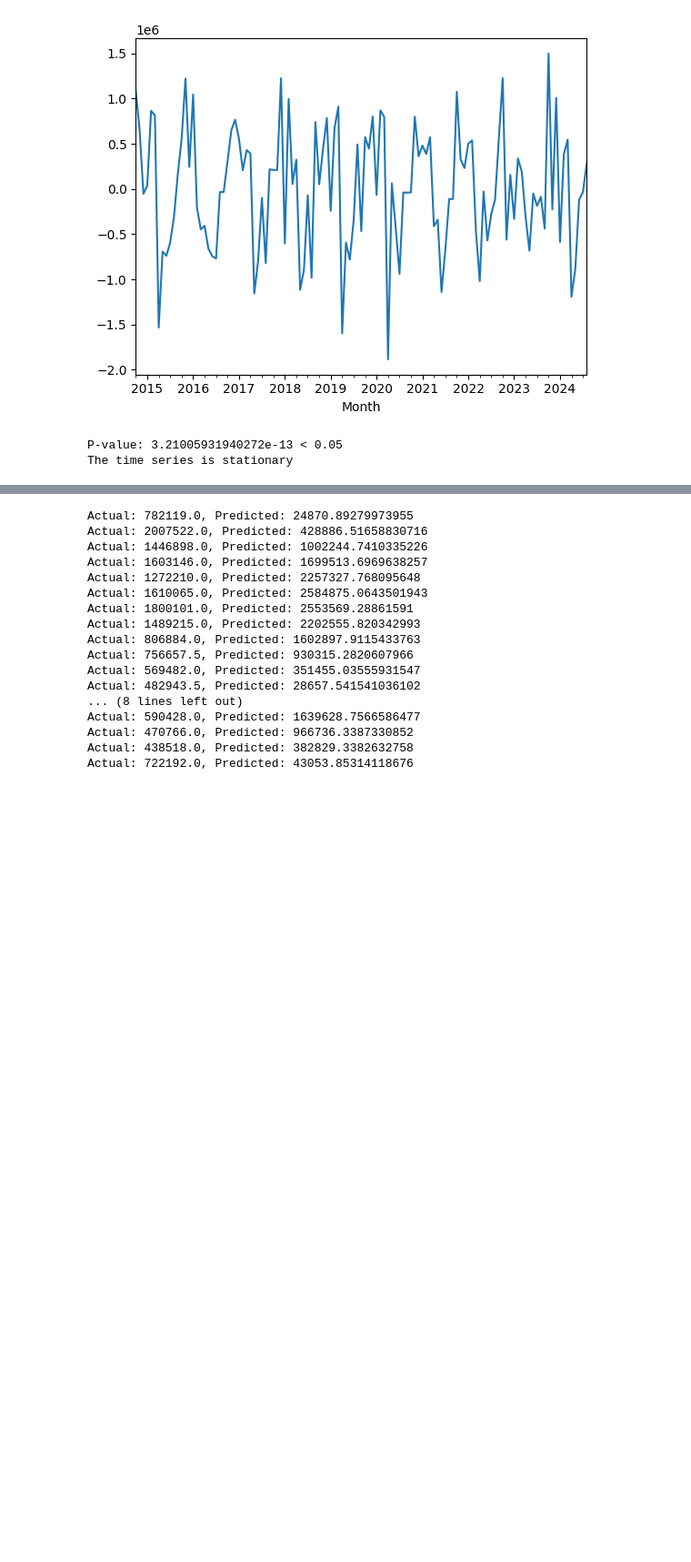
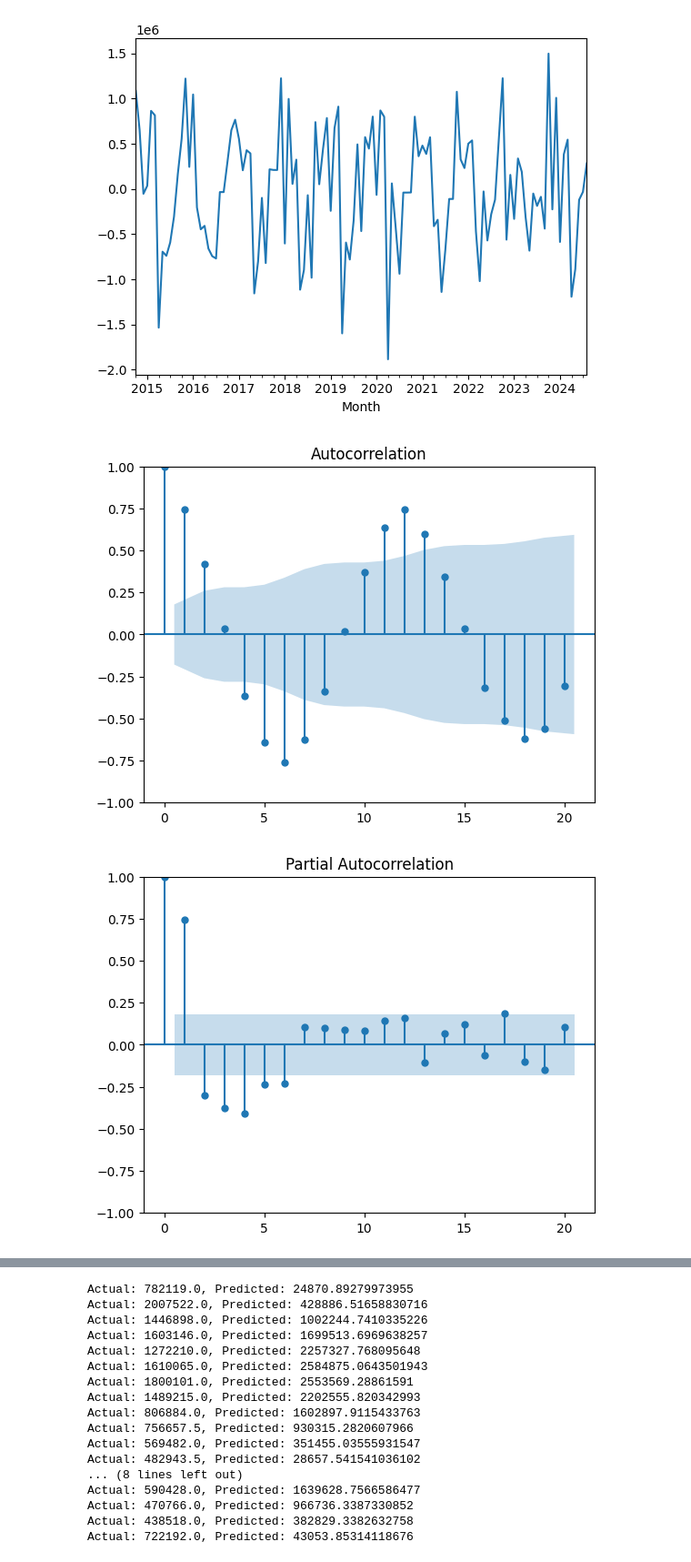
Before and after one commit to LeinnarF/Math_Modeling_Research_ARIMAX, a Jupyter notebook: Exog_forecast.ipynb, the cells around one changed output, grey strips where cells are left out. Shown at 91% size. Cells and saved outputs as stored; diff of their text form; code cells hidden in the pictures; blank space fills up the shorter version.

```diff
--- a/Exog_forecast.ipynb
+++ b/Exog_forecast.ipynb
@@ -225,10 +217,10 @@ The time series is stationary
 [figure]
 # %%
 prod_train, prod_test = train_test_split(production, 24)
-# %%
-ADF_test(prod_train)
-# %% [output]
-P-value: 3.21005931940272e-13 < 0.05
-The time series is stationary
+# %%
+ACF_PACF(production, 20)
+# %% [output]
+[figure, added]
+[figure, added]
 # %%
 Order_RMSE(prod_train, prod_test, range(0, 5), range(0, 2), range(0, 5))
```
Also changed, not shown: parts of 27 cells of this notebook, 11 other files.
